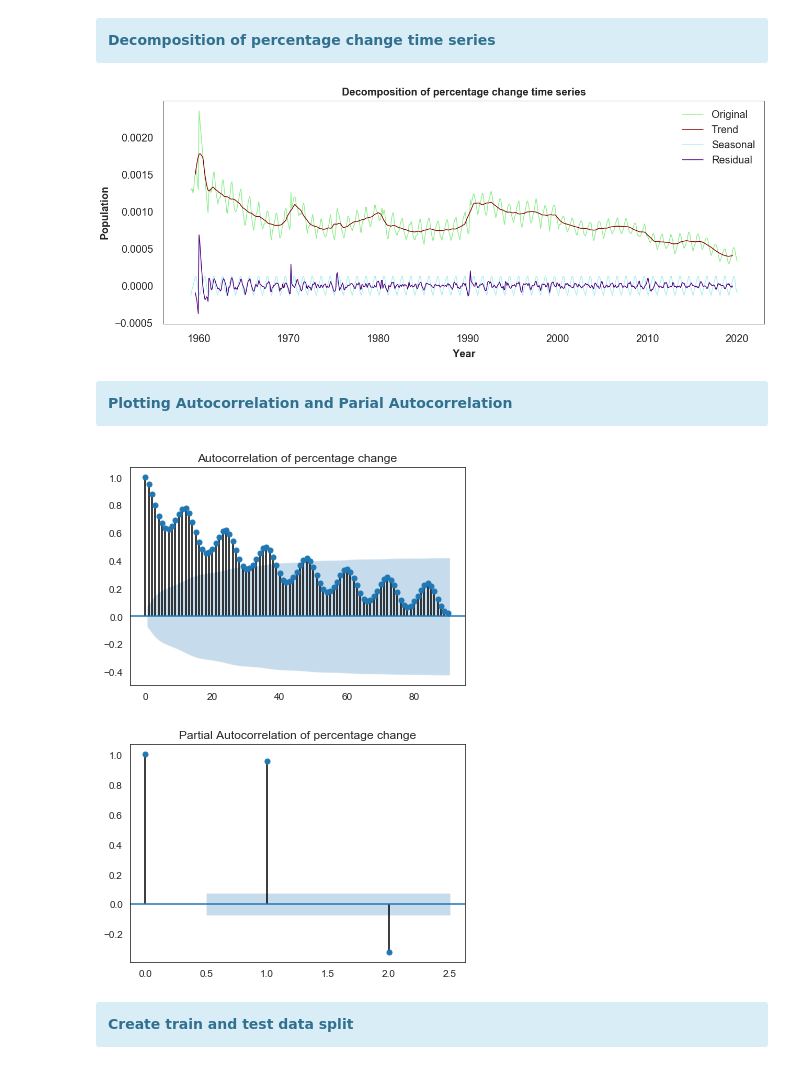
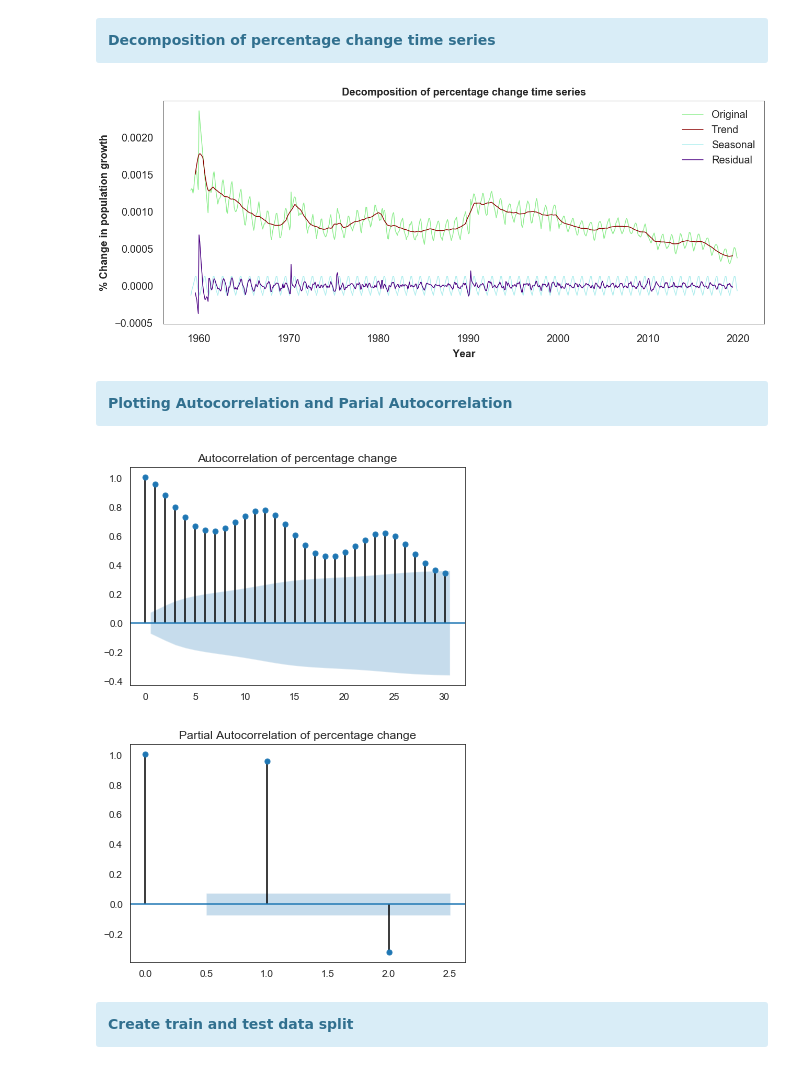
Before and after one commit to Pedro-Ivo/Population_Time_Series, a Jupyter notebook: United States population growth.ipynb, the cells around one changed output. Drawn from its saved outputs; the diff is of its cells as text; code cells hidden in the pictures.

Commit message:
United States population growth

```diff
--- a/United States population growth.ipynb
+++ b/United States population growth.ipynb
@@ -88,20 +109,18 @@ plt.show()
 year = int(input('Type the year you want to plot from 1959 to 2019: '))
 if year > 1958 and year < 2020:
     plt.figure(figsize = (20,10))
-    plt.rc('font', weight = 'normal')
     plt.title('Population growth of %.0f' % year, weight = 'bold', fontsize = 20, pad = 10)
-    plt.xlabel('Month', weight = 'bold', fontsize = 20, labelpad = 15)
-    plt.ylabel('Population', weight = 'bold', fontsize = 20,  labelpad = 15)
+    plt.xlabel('Month', weight = 'bold', fontsize = 20, labelpad = 10)
+    plt.ylabel('Population', weight = 'bold', fontsize = 20,  labelpad = 10)
     plt.xticks(fontsize = 20)
     plt.yticks(fontsize = 20)
     plt.tick_params(axis = 'both', pad = 10, size = 10)
     plt.tight_layout()
-    plt.rc('font', size = 10)
     dfyear1 = df[df.index.year == year]
-    plt.plot(dfyear1, color = 'darkblue')
+    plt.plot(dfyear1.index, dfyear1['value'],color = 'darkblue')
     plt.gcf().autofmt_xdate()
     date_format = mdates.DateFormatter('%m')
-    plt.gca().xaxis.set_major_locator(mdates.MonthLocator(interval =1))
+    plt.gca().xaxis.set_major_locator(mdates.MonthLocator(interval = 1))
     plt.gca().xaxis.set_major_formatter(date_format)
     plt.show()
 else:
@@ -118,7 +137,6 @@ year_s = int(input('Type the year you wanna start from 1959 to 2018: '))
 year_p = int(input('Type the year you wanna stop from 1960 to 2019: '))
 if year_s > 1958 and year_s < year_p and year_p > year_s and year_p < 2020:
     plt.figure(figsize = (20,10))
-    plt.rc('font', weight = 'normal')
     plt.title('Population growth from %.0f to %.0d' % (year_s, year_p), weight = 'bold', fontsize = 20, pad = 10)
     plt.xlabel('Year', weight = 'bold', fontsize = 20, labelpad = 10)
     plt.ylabel('Population', weight = 'bold', fontsize = 20, labelpad = 10)
@@ -126,12 +144,11 @@ if year_s > 1958 and year_s < year_p and year_p > year_s and year_p < 2020:
     plt.yticks(fontsize = 20)
     plt.tick_params(axis = 'both', pad = 10, size = 10)
     plt.tight_layout()
-    plt.rc('font', size = 10)
     dfyear2 = df[(df.index.year >= year_s) & (df.index.year <= year_p)]
-    plt.plot(dfyear2, color = 'darkblue')
+    plt.plot(dfyear2.index, dfyear2['value'], color = 'darkblue')
     plt.gcf().autofmt_xdate()
     date_format = mdates.DateFormatter('%Y')
-    plt.gca().xaxis.set_major_locator(mdates.YearLocator(2))
+    plt.gca().xaxis.set_major_locator(mdates.YearLocator(1))
     plt.gca().xaxis.set_major_formatter(date_format)
     plt.show()
 else:
@@ -162,2 +164,5 @@ pct_fix = pct._get_numeric_data().dropna()
+# %%
+# Get percentage change and drop na values
+pct_fix = df['value'].pct_change().dropna()
 # %% [markdown]
 <div class="alert alert-block alert-info">
@@ -166,19 +273,25 @@ pct_fix = pct._get_numeric_data().dropna()
 # %%
-print('Skewness: %f' % skew(pct_fix))
-print('Kurtosis: %f' % kurtosis(pct_fix))
-
 plt.figure(figsize = (20,10))
 plt.xticks(fontsize = 20)
 plt.yticks(fontsize = 20)
-plt.tick_params(axis = 'both', pad = 10, size = 10)
+plt.tick_params(axis = 'both', length = 0, pad = 10)
 plt.tight_layout()
-plt.rc('font', size = 10)
-ax = sns.distplot(pct_fix, fit = norm, color = 'red', hist = True, kde = True)
-ax.set_title('Fit curve to histogram', weight = 'bold', fontsize = 20, pad = 10)
+
+# Getting the Histogram format, KDE and fitting distribution, this is the PDF
+ax = sns.distplot(pct_fix,
+                  kde_kws = {'shade': False, 'color': 'r', 'label': 'KDE'},
+                  fit = stats.genlogistic,
+                  fit_kws = {'color': 'g', 'label': 'Generalized Logistic Distribution'},
+                  hist = True, color = 'blue', label = 'Histogram')
+
+ax.set_title('Probability density function (PDF)', weight = 'bold', fontsize = 20, pad = 10)
 ax.set_xlabel('% Change in population growth', weight = 'bold', fontsize = 20, labelpad = 20)
-ax.set_ylabel('Frequency', weight = 'bold', fontsize = 20, labelpad = 20)
-ax.tick_params(labelsize = 20, length = 10)
+ax.set_ylabel('Probability density', weight = 'bold', fontsize = 20, labelpad = 20)
 start, end = plt.ylim()
 plt.yticks(np.arange(start, end, 250))
+plt.legend(loc = 'best', prop = {'size':20}, frameon = False)
 plt.show()
+
+print('Skewness: %f' % skew(pct_fix))
+print('Kurtosis: %f' % kurtosis(pct_fix))
 # %% [output]
@@ -246,7 +359,7 @@ residual = decomposition.resid
 plt.figure(figsize = (20,10))
 plt.title('Decomposition of percentage change time series', weight = 'bold', fontsize = 20, pad = 10)
 plt.xlabel('Year', weight = 'bold', fontsize = 20, labelpad = 10)
-plt.ylabel('Population', weight = 'bold', fontsize = 20, labelpad = 10)
+plt.ylabel('% Change in population growth', weight = 'bold', fontsize = 20, labelpad = 10)
 plt.xticks(fontsize = 20)
 plt.yticks(fontsize = 20)
 plt.tick_params(axis = 'both', pad = 10, size = 10)
@@ -260,17 +373,17 @@ plt.plot(residual, label = 'Residual', color = 'indigo')
 plt.legend(loc = 'upper right', prop = {'size':20}, frameon = False)
 plt.show()
 # %% [output]
-[figure, old version]
+[figure, new version]
 # %% [markdown]
 <div class="alert alert-block alert-info">
 <b>Plotting Autocorrelation and Parial Autocorrelation</b>
 </div>
 # %%
-acf_diff = plot_acf(pct_fix, title = 'Autocorrelation of percentage change', lags = 90)
+acf_diff = plot_acf(pct_fix, title = 'Autocorrelation of percentage change', lags = 30)
 
 pacf_diff = plot_pacf(pct_fix,  title = 'Partial Autocorrelation of percentage change', lags = 2)
 # %% [output]
-[figure, old version]
+[figure, new version]
 [figure]
 # %% [markdown]
 <div class="alert alert-block alert-info">
```
Also changed, not shown: parts of 45 cells of this notebook.
